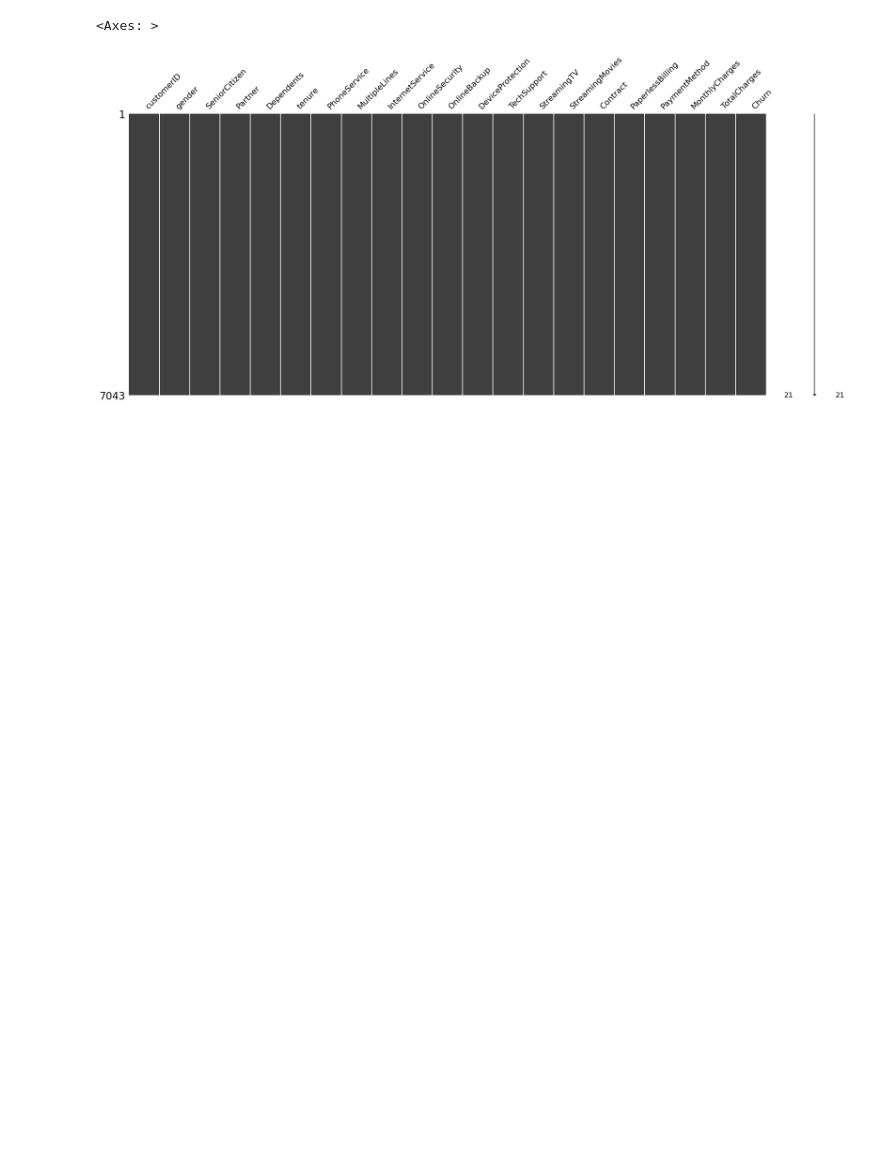
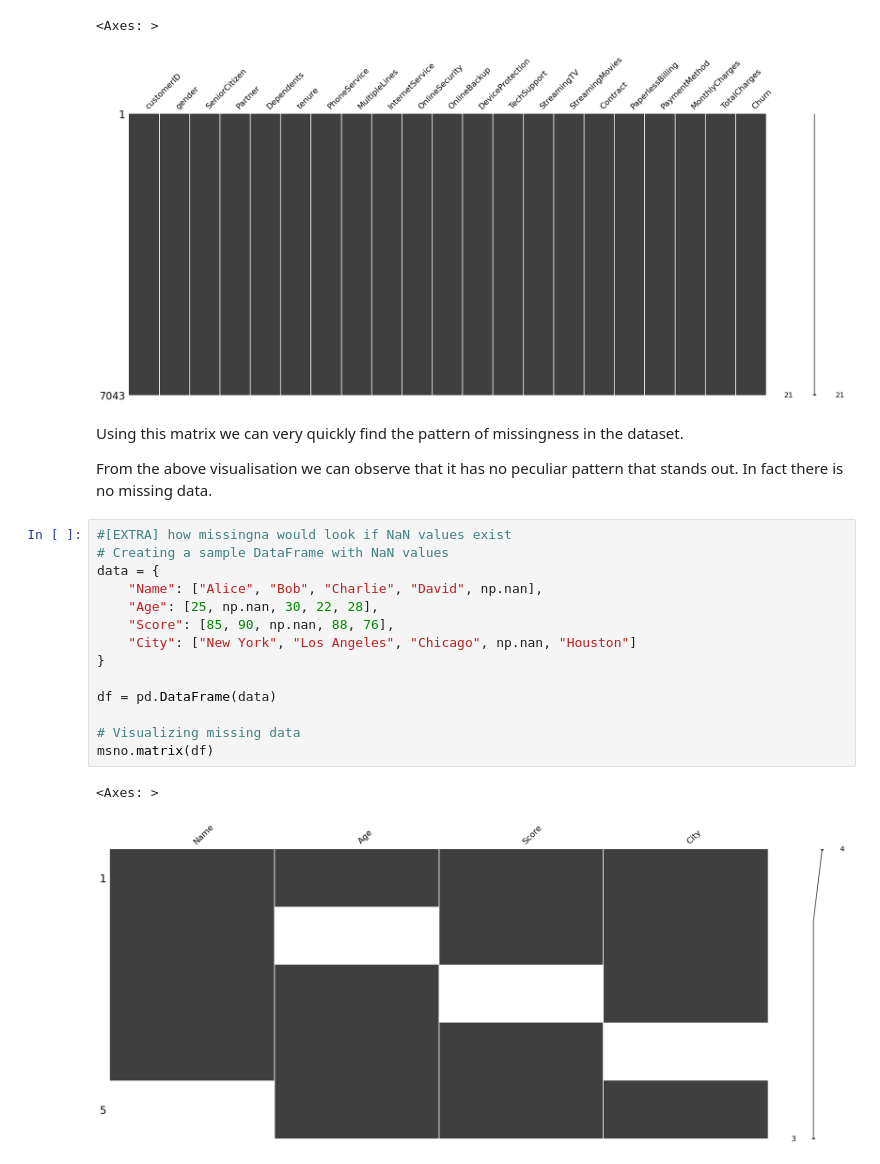
Before and after one commit to muhakazm/dev-ds, a Jupyter notebook: prj-data-churn-prediction/telecom-customer.ipynb, the cells around one changed output. Saved outputs shown, nothing was run; the diff lists cells and outputs as text; blank space fills up the shorter version.

Commit message:
check missing data

```diff
--- a/prj-data-churn-prediction/telecom-customer.ipynb
+++ b/prj-data-churn-prediction/telecom-customer.ipynb
@@ -143,3 +143,24 @@ msno.matrix(df)
 # %% [output]
 <Axes: >
 [figure]
+# %% [markdown]
+Using this matrix we can very quickly find the pattern of missingness in the dataset.
+
+From the above visualisation we can observe that it has no peculiar pattern that stands out. In fact there is no missing data.
+# %%
+#[EXTRA] how missingna would look if NaN values exist
+# Creating a sample DataFrame with NaN values
+data = {
+    "Name": ["Alice", "Bob", "Charlie", "David", np.nan],
+    "Age": [25, np.nan, 30, 22, 28],
+    "Score": [85, 90, np.nan, 88, 76],
+    "City": ["New York", "Los Angeles", "Chicago", np.nan, "Houston"]
+}
+
+df = pd.DataFrame(data)
+
+# Visualizing missing data
+msno.matrix(df)
+# %% [output]
+<Axes: >
+[figure, added]
```
